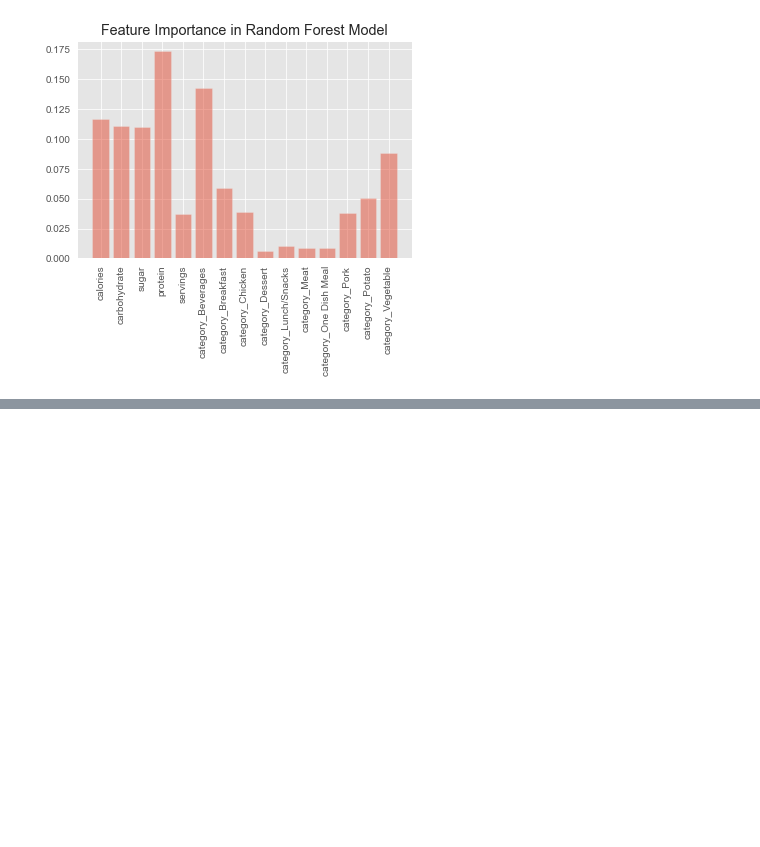
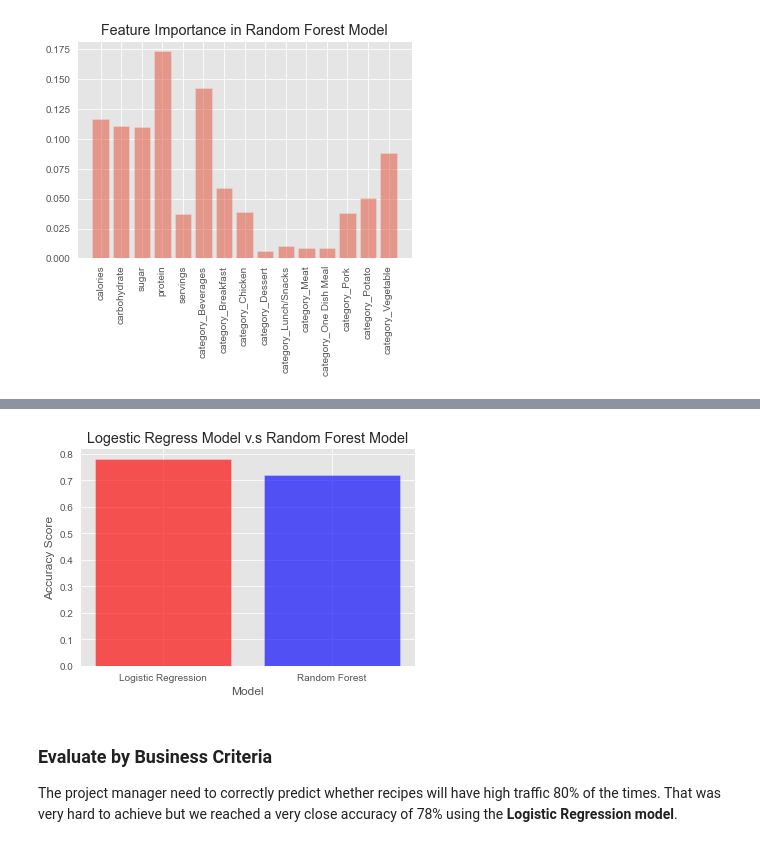
Before and after one commit to MhmdRhayem/Recipe-Site-Traffic, a Jupyter notebook: Report.ipynb, the cells around one changed output, grey strips where cells are left out. Drawn from its saved outputs; the diff is of its cells as text; code cells hidden in the pictures; blank space fills up the shorter version.

```diff
--- a/Report.ipynb
+++ b/Report.ipynb
@@ -268,0 +272,14 @@ plt.title('Feature Importance in Random Forest Model');
+# %%
+x_axis = ['Logistic Regression','Random Forest']
+y_axis = [lr_accuracy_score,tree_accuracy_score]
+
+plt.bar(x_axis,y_axis,color=['red','blue'],alpha = 0.65)
+plt.title('Logestic Regress Model v.s Random Forest Model')
+plt.xlabel('Model')
+plt.ylabel('Accuracy Score')
+plt.show()
+# %% [output]
+[figure, added]
+# %% [markdown]
+### Evaluate by Business Criteria
+The project manager need to correctly predict whether recipes will have high traffic 80% of the times. That was very hard to achieve but we reached a very close accuracy of 78% using the **Logistic Regression model**.
```
Also changed, not shown: parts of 1 cell of this notebook.
